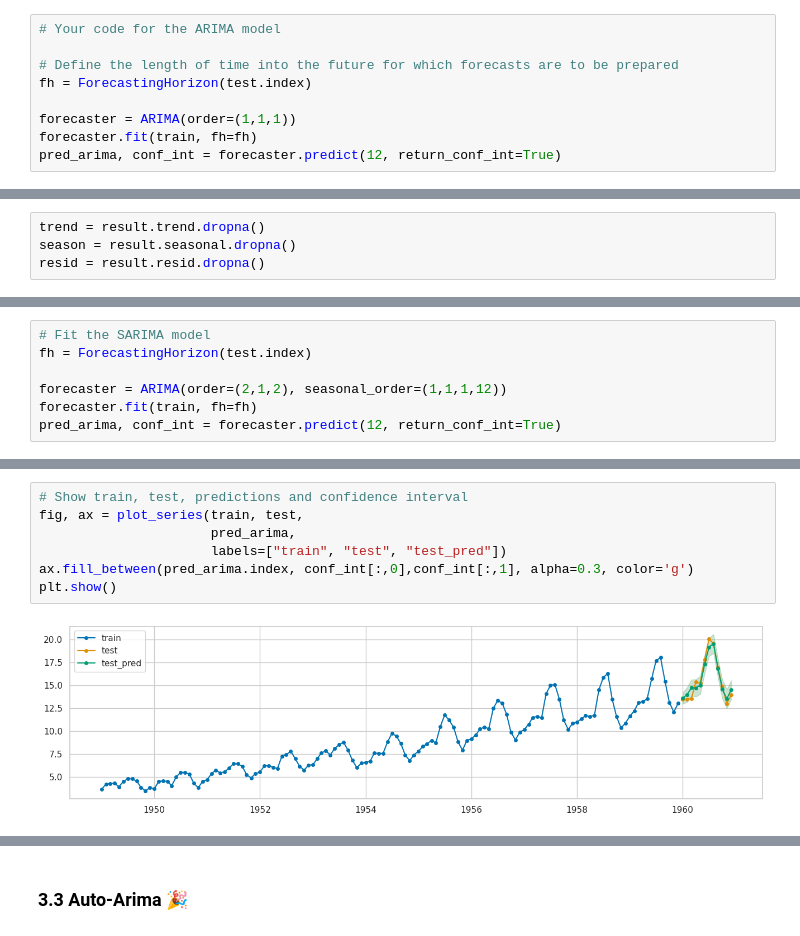
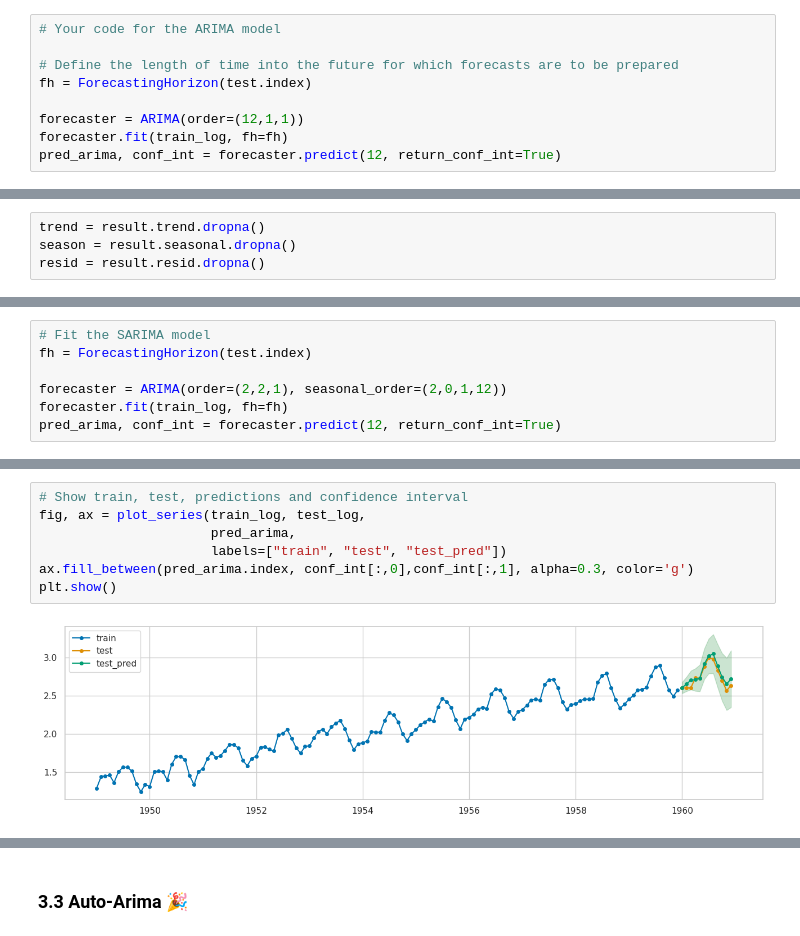
Before and after one commit to clarka34/12_machine_learning, a Jupyter notebook: ML6 - Time Series/notebooks/NB2_Time_Series_Forecasts.ipynb, the cells around one changed output, grey strips where cells are left out. Drawn from its saved outputs; the diff is of its cells as text.

```diff
--- a/ML6 - Time Series/notebooks/NB2_Time_Series_Forecasts.ipynb
+++ b/ML6 - Time Series/notebooks/NB2_Time_Series_Forecasts.ipynb
@@ -469,8 +474,8 @@ plt.show()
 # Define the length of time into the future for which forecasts are to be prepared
 fh = ForecastingHorizon(test.index)
 
-forecaster = ARIMA(order=(1,1,1))
-forecaster.fit(train, fh=fh)
+forecaster = ARIMA(order=(12,1,1))
+forecaster.fit(train_log, fh=fh)
 pred_arima, conf_int = forecaster.predict(12, return_conf_int=True)
 # %% [markdown]
 **TODO**
@@ -609,6 +842,6 @@ plt.show()
 # Fit the SARIMA model
 fh = ForecastingHorizon(test.index)
 
-forecaster = ARIMA(order=(2,1,2), seasonal_order=(1,1,1,12))
-forecaster.fit(train, fh=fh)
+forecaster = ARIMA(order=(2,2,1), seasonal_order=(2,0,1,12))
+forecaster.fit(train_log, fh=fh)
 pred_arima, conf_int = forecaster.predict(12, return_conf_int=True)
@@ -615,12 +853,12 @@ pred_arima, conf_int = forecaster.predict(12, return_conf_int=True)
 # %%
 # Show train, test, predictions and confidence interval
-fig, ax = plot_series(train, test,
+fig, ax = plot_series(train_log, test_log,
                       pred_arima,
                       labels=["train", "test", "test_pred"])
 ax.fill_between(pred_arima.index, conf_int[:,0],conf_int[:,1], alpha=0.3, color='g')
 plt.show()
 # %% [output]
-[figure, old version]
+[figure, new version]
 # %%
 # Calculate the RMSE and the MAPE
 from sklearn.metrics import mean_squared_error
```
Also changed, not shown: parts of 52 cells of this notebook.
